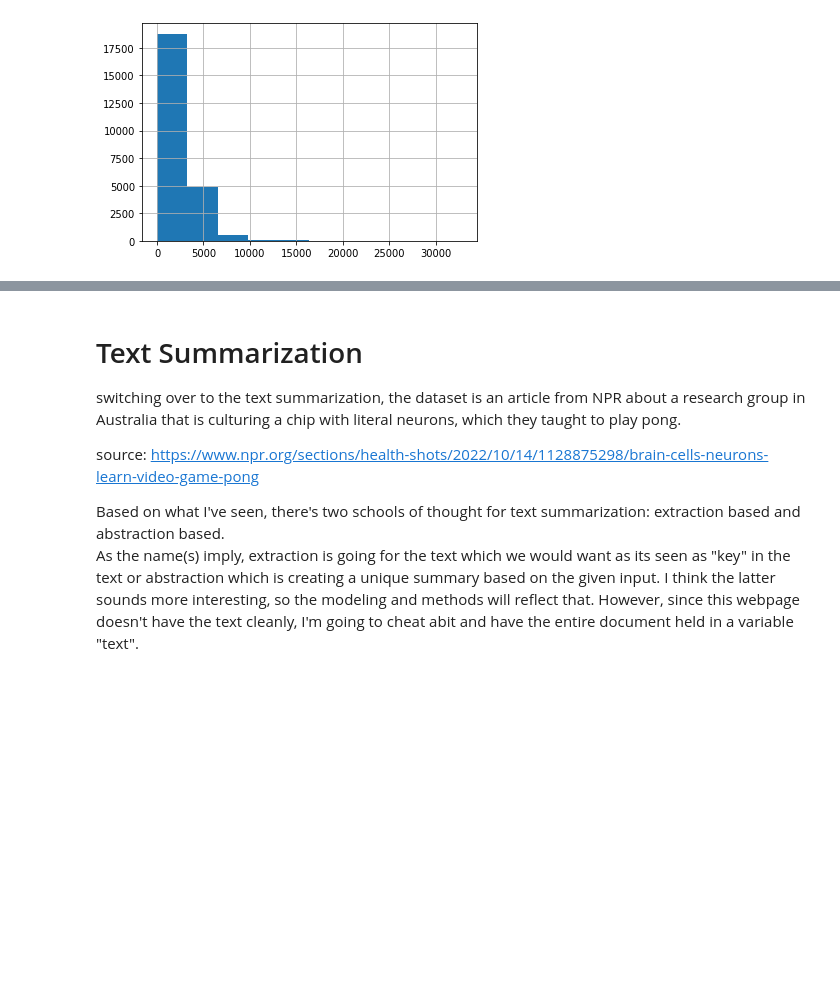
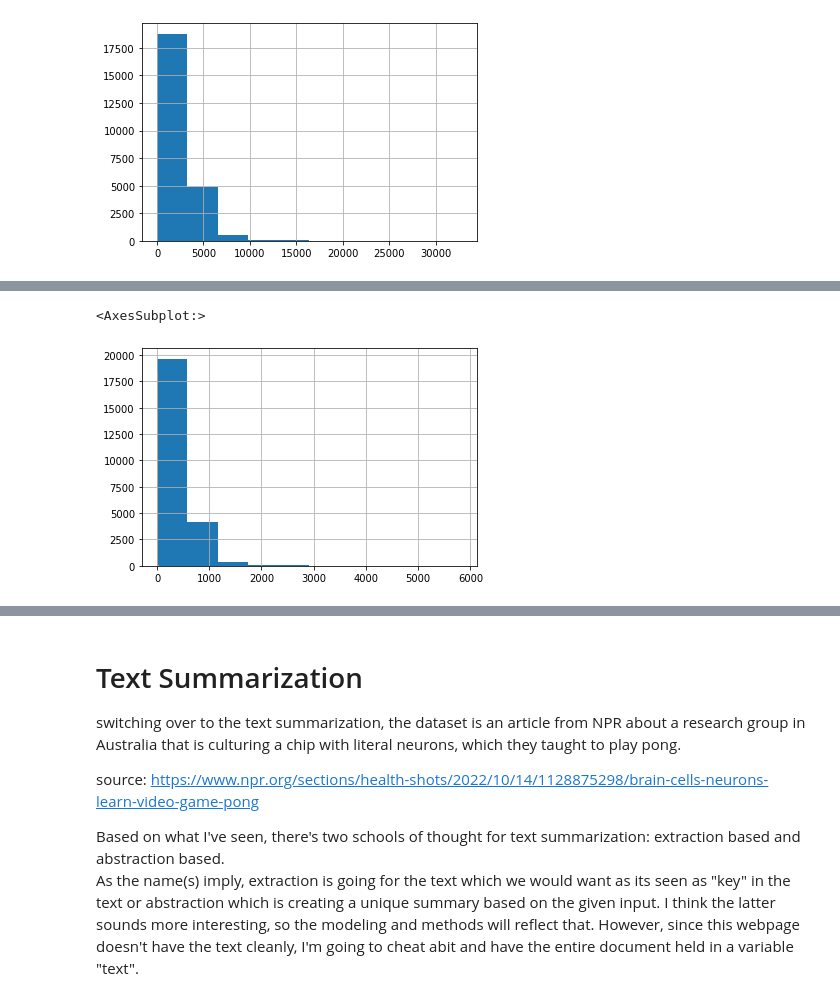
Before and after one commit to Cmeek09/NLP_with_deep_learning, a Jupyter notebook: project_part1.ipynb, the cells around one changed output, grey strips where cells are left out. Cells and saved outputs as stored; diff of their text form; code cells hidden in the pictures; blank space fills up the shorter version.

```diff
--- a/project_part1.ipynb
+++ b/project_part1.ipynb
@@ -87,0 +89,7 @@ c:\Users\User\AppData\Local\Programs\Python\Python39\python.exe
+# %%
+df.text.str.split().\
+    map(lambda x: len(x)).\
+    hist()
+# %% [output]
+<AxesSubplot:>
+[figure, added]
```
Also changed, not shown: parts of 22 cells of this notebook, 1 other file.
